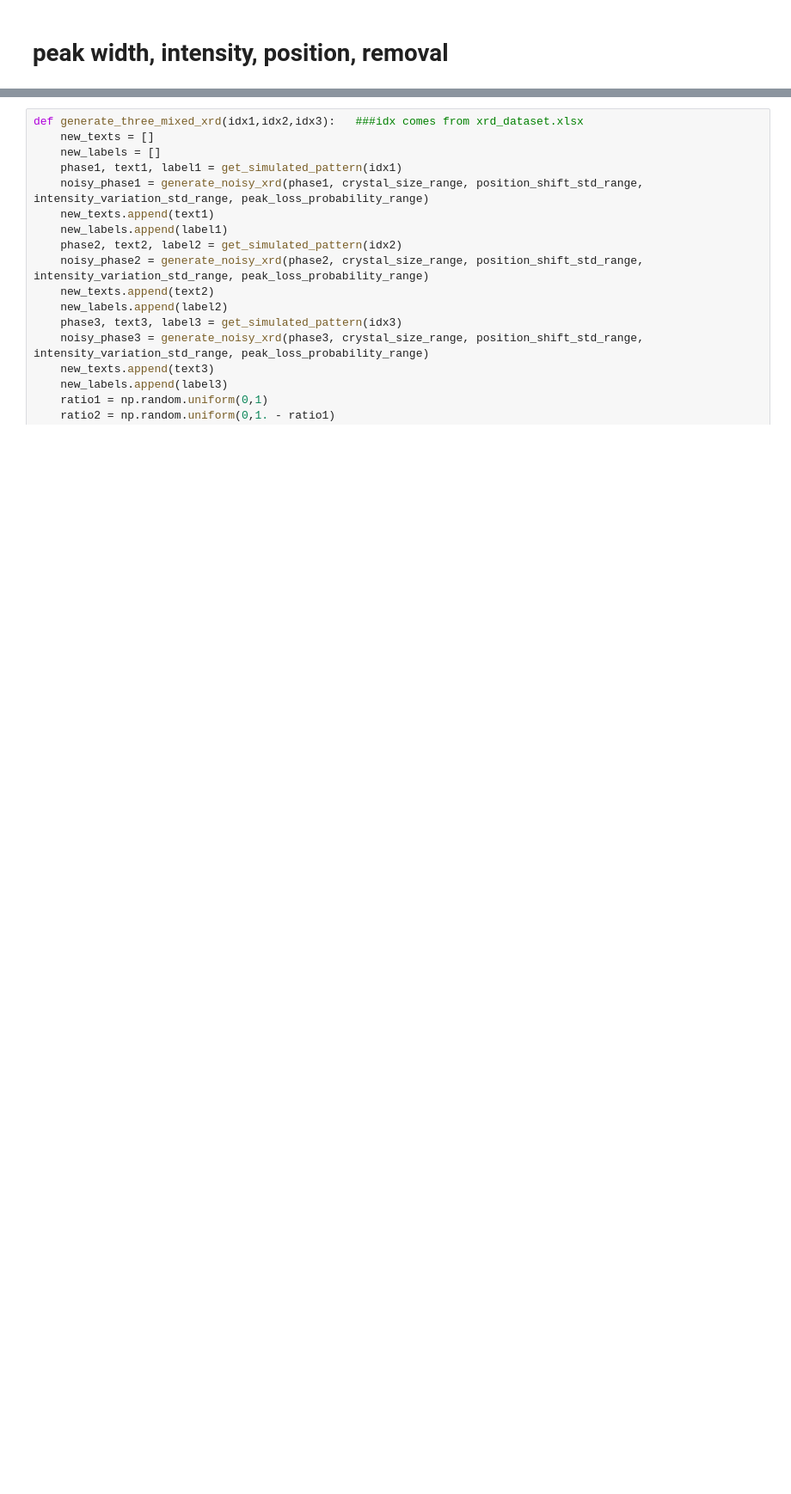
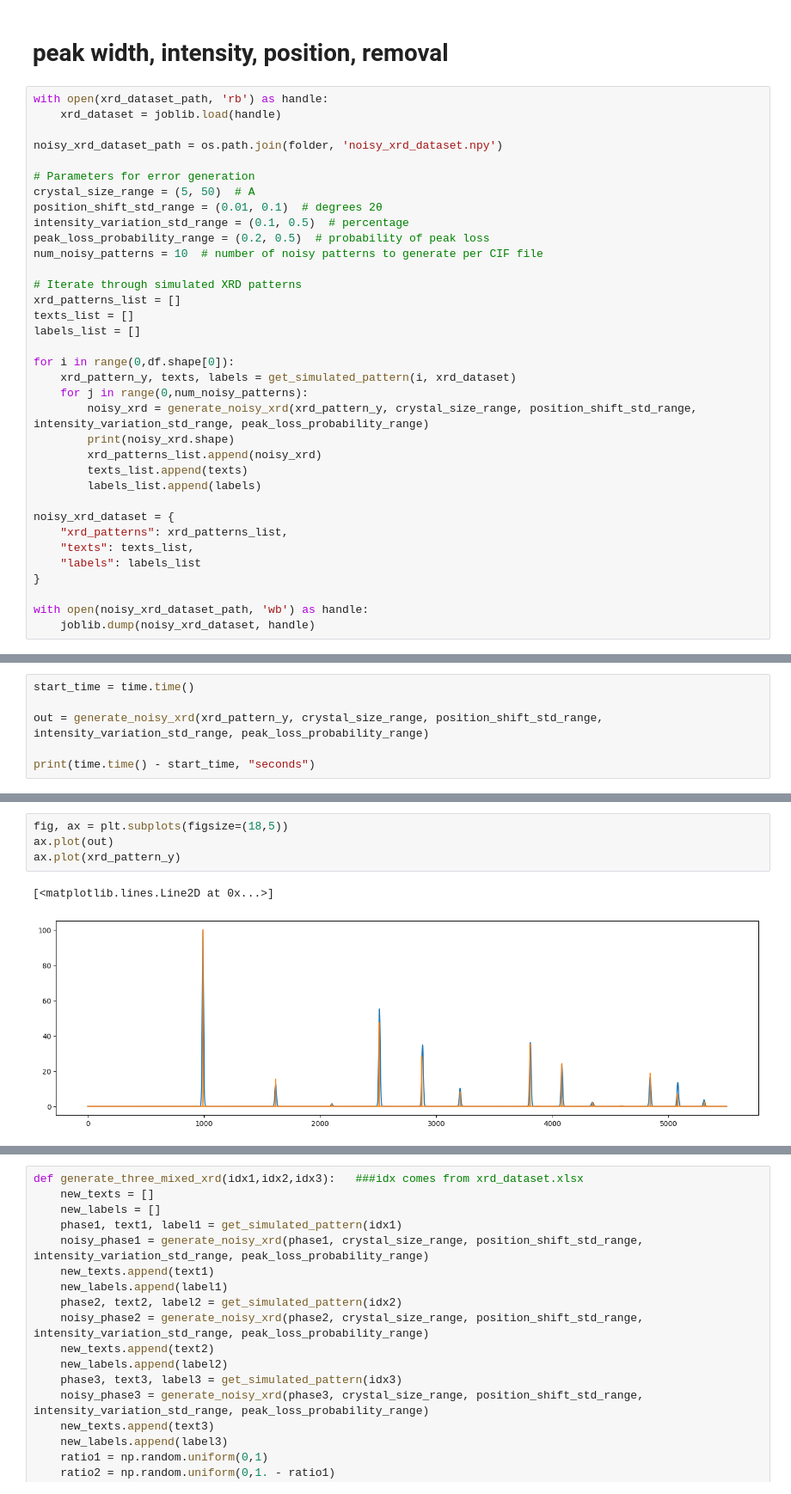
Before and after one commit to shengf22/XRD_Phase_identification, a Jupyter notebook: Pymatgen cif to xrd (KJ).ipynb, the cells around one changed output, grey strips where cells are left out. Shown at 86% size. Cells and saved outputs as stored; diff of their text form; blank space fills up the shorter version.

```diff
--- a/Pymatgen cif to xrd (KJ).ipynb
+++ b/Pymatgen cif to xrd (KJ).ipynb
@@ -163,2 +188,37 @@ df.to_excel(output_excel_path, index=False)
 # %% [markdown]
 # peak width, intensity, position, removal
+# %%
+with open(xrd_dataset_path, 'rb') as handle:
+    xrd_dataset = joblib.load(handle)
+
+noisy_xrd_dataset_path = os.path.join(folder, 'noisy_xrd_dataset.npy')
+
+# Parameters for error generation
+crystal_size_range = (5, 50)  # A
+position_shift_std_range = (0.01, 0.1)  # degrees 2θ
+intensity_variation_std_range = (0.1, 0.5)  # percentage
+peak_loss_probability_range = (0.2, 0.5)  # probability of peak loss
+num_noisy_patterns = 10  # number of noisy patterns to generate per CIF file
+
+# Iterate through simulated XRD patterns
+xrd_patterns_list = []
+texts_list = []
+labels_list = []
+
+for i in range(0,df.shape[0]):
+    xrd_pattern_y, texts, labels = get_simulated_pattern(i, xrd_dataset)
+    for j in range(0,num_noisy_patterns):
+        noisy_xrd = generate_noisy_xrd(xrd_pattern_y, crystal_size_range, position_shift_std_range, intensity_variation_std_range, peak_loss_probability_range)
+        print(noisy_xrd.shape)
+        xrd_patterns_list.append(noisy_xrd)
+        texts_list.append(texts)
+        labels_list.append(labels)
+
+noisy_xrd_dataset = {
+    "xrd_patterns": xrd_patterns_list,
+    "texts": texts_list,
+    "labels": labels_list
+}
+
+with open(noisy_xrd_dataset_path, 'wb') as handle:
+    joblib.dump(noisy_xrd_dataset, handle)
@@ -164,0 +243,6 @@ df.to_excel(output_excel_path, index=False)
+# %%
+start_time = time.time()
+
+out = generate_noisy_xrd(xrd_pattern_y, crystal_size_range, position_shift_std_range, intensity_variation_std_range, peak_loss_probability_range)
+
+print(time.time() - start_time, "seconds")
@@ -165 +251,8 @@ df.to_excel(output_excel_path, index=False)
+# %%
+fig, ax = plt.subplots(figsize=(18,5))
+ax.plot(out)
+ax.plot(xrd_pattern_y)
+# %% [output]
+[<matplotlib.lines.Line2D at 0x...>]
+[figure, added]
 # %%
```
Also changed, not shown: parts of 7 cells of this notebook.
